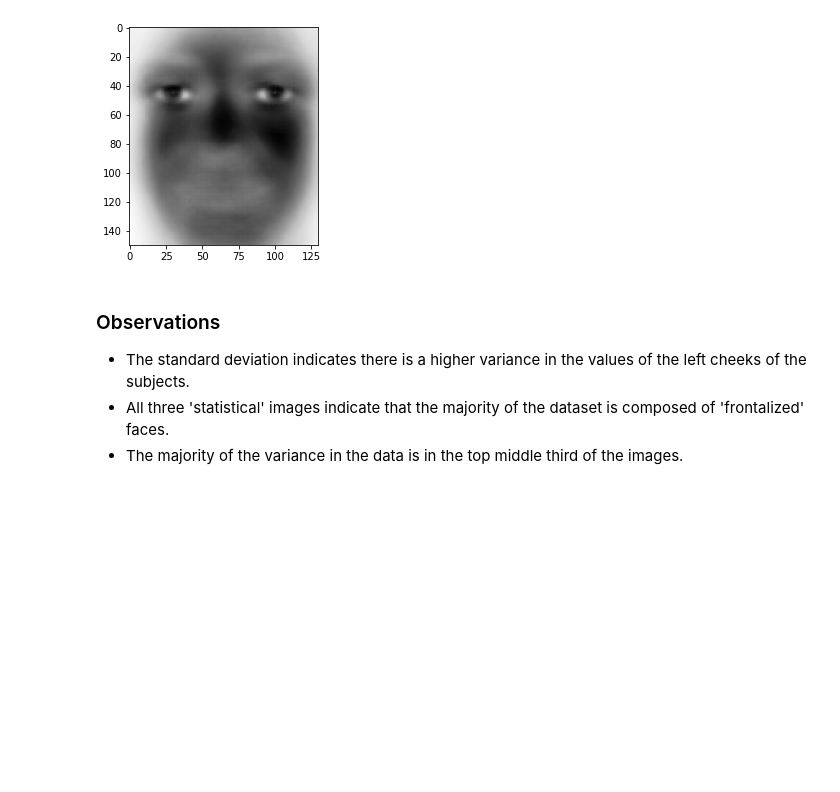
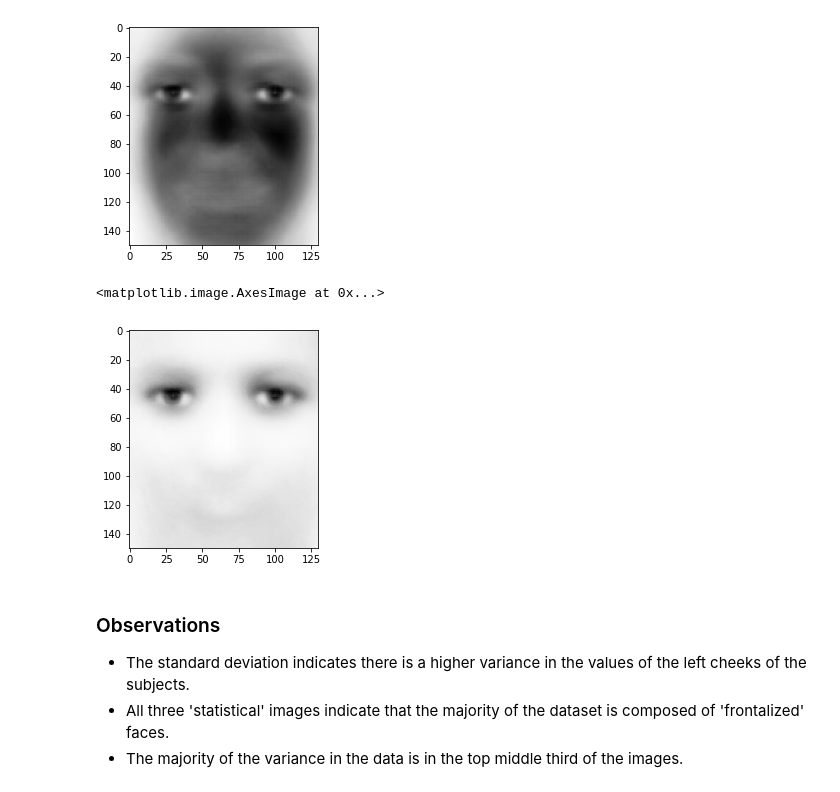
Before and after one commit to mel-2445/Predicting-First-Impressions, a Jupyter notebook: cs345_final_project_Gunn.ipynb, the cells around one changed output. Drawn from its saved outputs; the diff is of its cells as text; code cells hidden in the pictures; blank space fills up the shorter version.

```diff
--- a/cs345_final_project_Gunn.ipynb
+++ b/cs345_final_project_Gunn.ipynb
@@ -163,3 +164,9 @@ plt.imshow(std_image, cmap = cm.Greys_r)
 # %% [output]
 <matplotlib.image.AxesImage at 0x...>
 [figure]
+# %%
+quantile_image = np.quantile(X, 0.95, axis=0)
+plt.imshow(quantile_image, cmap=cm.Greys_r)
+# %% [output]
+<matplotlib.image.AxesImage at 0x...>
+[figure, added]
```
Also changed, not shown: parts of 9 cells of this notebook.
